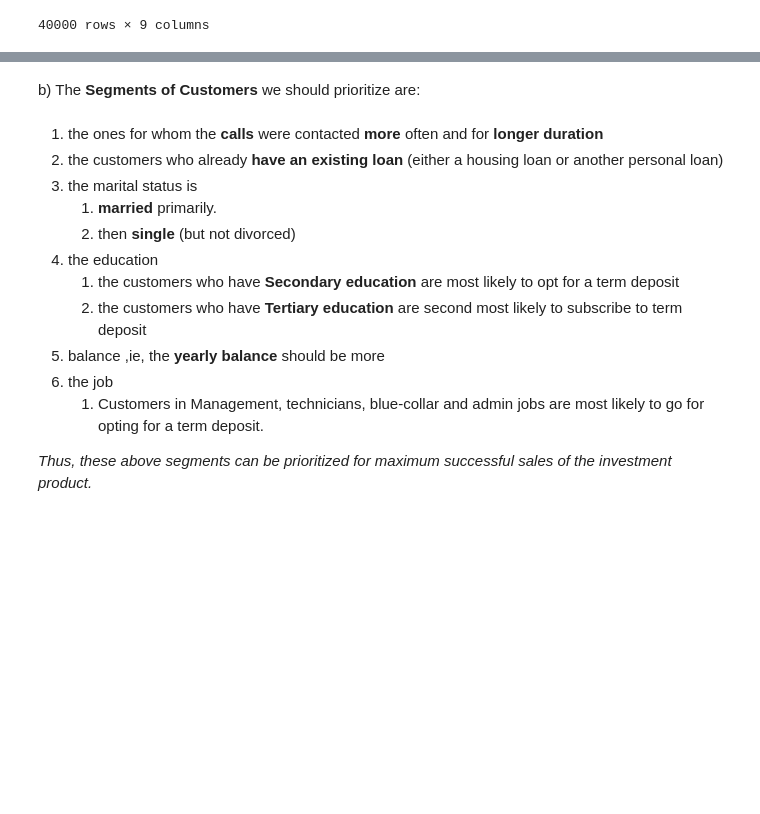
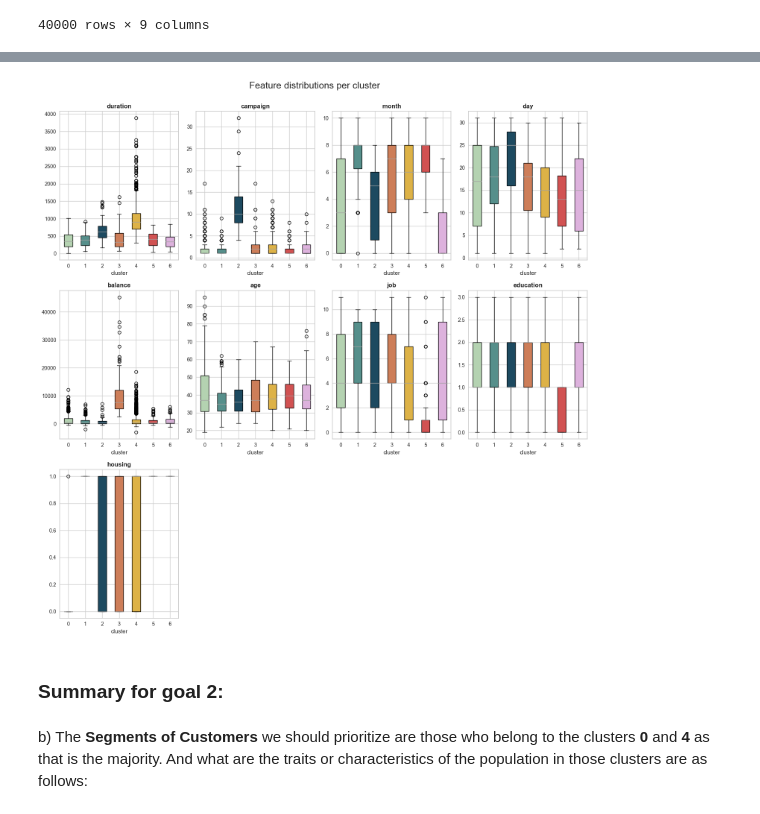
Before and after one commit to Charu21/Term-deposit-Marketing-Prediction, a Jupyter notebook: TermDepositMarketingClassification.ipynb, the cells around one changed output, grey strips where cells are left out. Cells and saved outputs as stored; diff of their text form; code cells hidden in the pictures; blank space fills up the shorter version.

Commit message:
update customer segments selection

```diff
--- a/TermDepositMarketingClassification.ipynb
+++ b/TermDepositMarketingClassification.ipynb
@@ -915,0 +897,7 @@ for i in selected:
+# %%
+X_not_scaled = X[['duration','campaign','month','day','balance','age','job','education','housing']]
+X_not_scaled = pd.concat([X_not_scaled, df['y']], axis=1)
+X_not_scaled = pd.concat([X_not_scaled, X_selected['Clusters']], axis=1)
+X_not_scaled = X_not_scaled[X_not_scaled['y']=='yes']
+X_not_scaled = X_not_scaled.drop(axis=1, columns='y')
+X_not_scaled.shape
@@ -916,16 +920,27 @@ for i in selected:
+# %%
+features = ['duration','campaign','month','day','balance','age','job','education','housing']
+cluster_colors = ['#b4d2b1', '#568f8b', '#1d4a60', '#cd7e59', '#ddb247', '#d15252', '#ddb2dd']
+
+ncols = 4
+nrows = len(features) // ncols + (len(features) % ncols > 0)
+fig = plt.figure(figsize=(15,15))
+
+for n, feature in enumerate(features):
+    ax = plt.subplot(nrows, ncols, n + 1)
+    box = X_not_scaled[[feature, 'Clusters']].boxplot(by='Clusters',ax=ax,return_type='both',patch_artist = True)
+
+    for row_key, (ax,row) in box.items():
+        ax.set_xlabel('cluster')
+        ax.set_title(feature,fontweight="bold")
+        for i,box in enumerate(row['boxes']):
+            box.set_facecolor(cluster_colors[i])
+
+fig.suptitle('Feature distributions per cluster', fontsize=18, y=1)
+plt.tight_layout()
+plt.show()
+# %% [output]
+[figure, added]
+# %% [markdown]
+### Summary for goal 2:
 # %% [markdown]
-b) The **Segments of Customers** we should prioritize are:
+b) The **Segments of Customers** we should prioritize are those who belong to the clusters **0** and **4** as that is the majority. And what are the traits or characteristics of the population in those clusters are as follows:
-# %% [markdown]
-1) the ones for whom the **calls** were contacted **more** often and for **longer duration**
-2) the customers who already **have an existing loan** (either a housing loan or another personal loan)
-3) the marital status is
-    1) **married** primarily.
-    2) then **single** (but not divorced)
-4) the education
-     1) the customers who have **Secondary education** are most likely to opt for a term deposit
-     2) the customers who have **Tertiary education** are second most likely to subscribe to term deposit
-5) balance ,ie, the **yearly balance** should be more
-6) the job
-    1) Customers in Management, technicians, blue-collar and admin jobs are most likely to go for opting for a term deposit.
-
-<i>Thus, these above segments can be prioritized for maximum successful sales of the investment product. </i>
```
Also changed, not shown: parts of 45 cells of this notebook.
